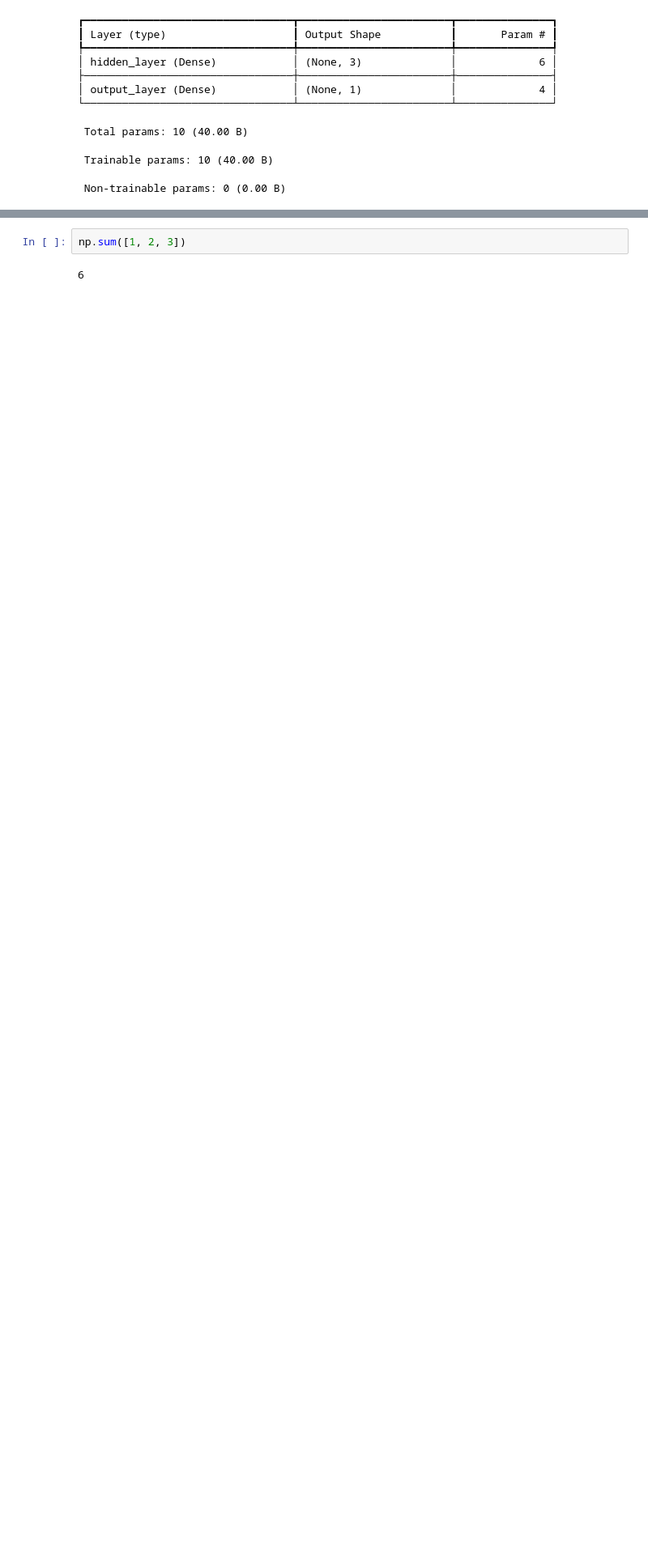
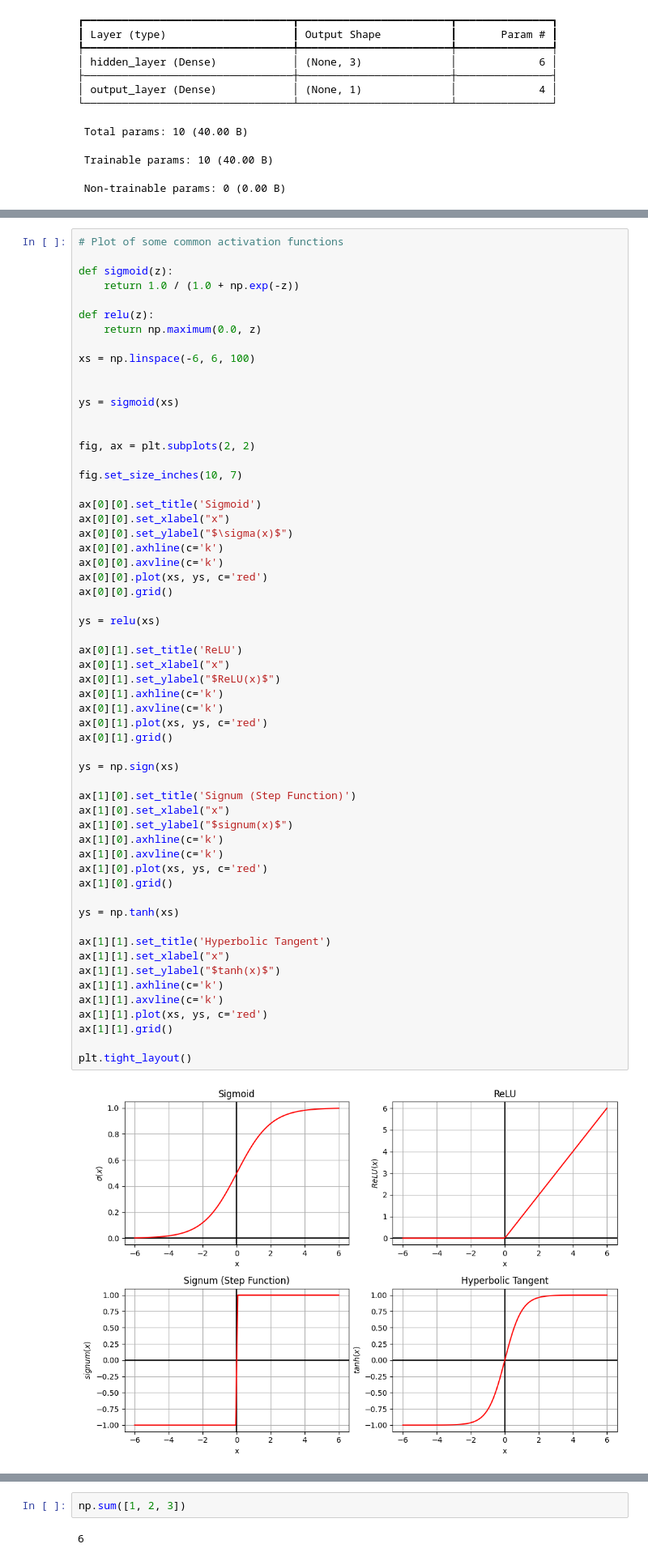
Before and after one commit to weirichd/comp_374, a Jupyter notebook: lecture_notes/Week_2.ipynb, the cells around one changed output, grey strips where cells are left out. Shown at 81% size. Drawn from its saved outputs; the diff is of its cells as text; blank space fills up the shorter version.

```diff
--- a/lecture_notes/Week_2.ipynb
+++ b/lecture_notes/Week_2.ipynb
@@ -328,0 +336,60 @@ Text(0.5, 1.0, 'Simple Neural Network - Simplified version')
+# %%
+# Plot of some common activation functions
+
+def sigmoid(z):
+    return 1.0 / (1.0 + np.exp(-z))
+
+def relu(z):
+    return np.maximum(0.0, z)
+
+xs = np.linspace(-6, 6, 100)
+
+
+ys = sigmoid(xs)
+
+
+fig, ax = plt.subplots(2, 2)
+
+fig.set_size_inches(10, 7)
+
+ax[0][0].set_title('Sigmoid')
+ax[0][0].set_xlabel("x")
+ax[0][0].set_ylabel("$\sigma(x)$")
+ax[0][0].axhline(c='k')
+ax[0][0].axvline(c='k')
+ax[0][0].plot(xs, ys, c='red')
+ax[0][0].grid()
+
+ys = relu(xs)
+
+ax[0][1].set_title('ReLU')
+ax[0][1].set_xlabel("x")
+ax[0][1].set_ylabel("$ReLU(x)$")
+ax[0][1].axhline(c='k')
+ax[0][1].axvline(c='k')
+ax[0][1].plot(xs, ys, c='red')
+ax[0][1].grid()
+
+ys = np.sign(xs)
+
+ax[1][0].set_title('Signum (Step Function)')
+ax[1][0].set_xlabel("x")
+ax[1][0].set_ylabel("$signum(x)$")
+ax[1][0].axhline(c='k')
+ax[1][0].axvline(c='k')
+ax[1][0].plot(xs, ys, c='red')
+ax[1][0].grid()
+
+ys = np.tanh(xs)
+
+ax[1][1].set_title('Hyperbolic Tangent')
+ax[1][1].set_xlabel("x")
+ax[1][1].set_ylabel("$tanh(x)$")
+ax[1][1].axhline(c='k')
+ax[1][1].axvline(c='k')
+ax[1][1].plot(xs, ys, c='red')
+ax[1][1].grid()
+
+plt.tight_layout()
+# %% [output]
+[figure, added]
```
Also changed, not shown: parts of 4 cells of this notebook, 3 other files.
